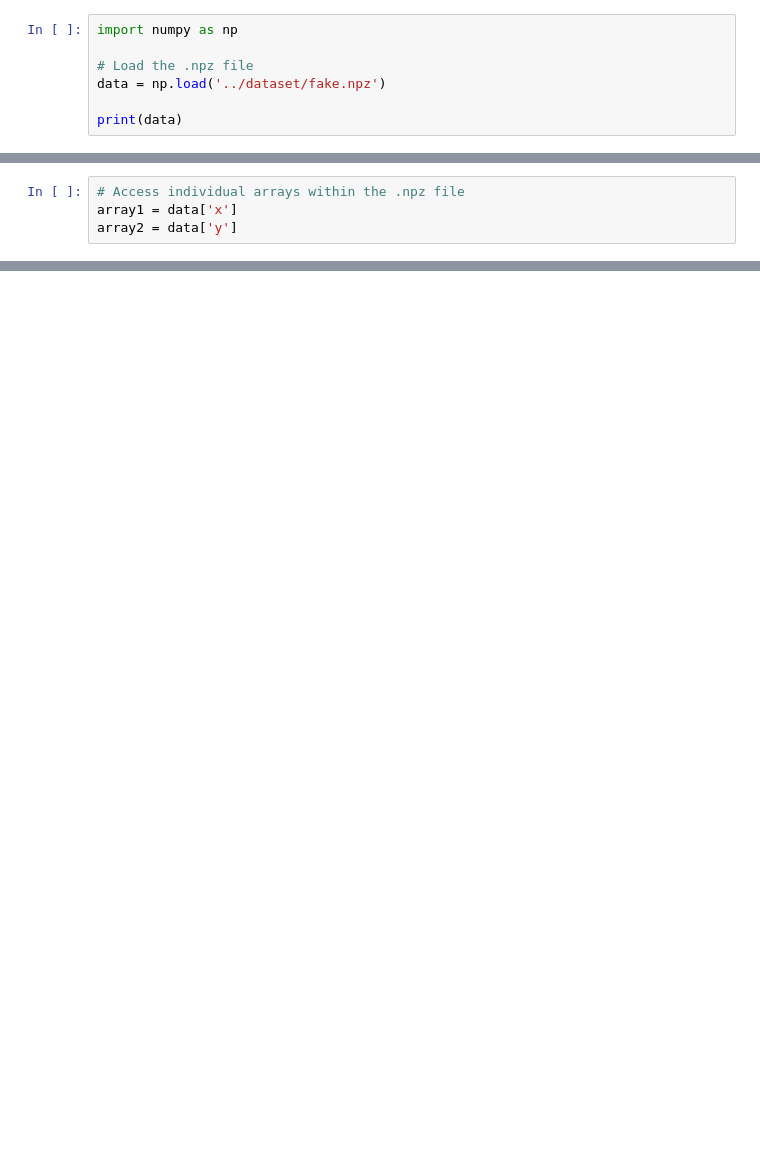
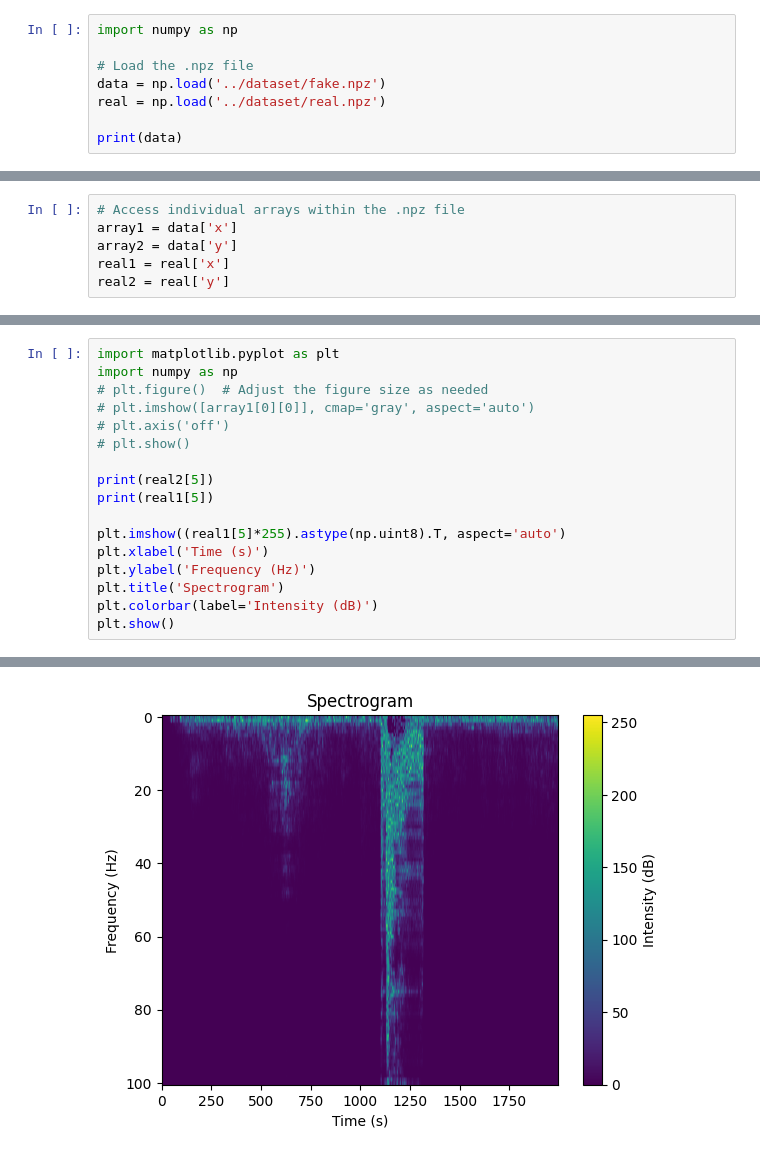
Before and after one commit to nouralmulhem/Cipher-Sphere, a Jupyter notebook: try/fakeDatadet.ipynb, the cells around one changed output, grey strips where cells are left out. Cells and saved outputs as stored; diff of their text form; blank space fills up the shorter version.

```diff
--- a/try/fakeDatadet.ipynb
+++ b/try/fakeDatadet.ipynb
@@ -3,6 +3,7 @@ import numpy as np
 
 # Load the .npz file
 data = np.load('../dataset/fake.npz')
+real = np.load('../dataset/real.npz')
 
 print(data)
 # %% [output]
@@ -11,3 +12,5 @@ NpzFile '../dataset/fake.npz' with keys: x, y
 # Access individual arrays within the .npz file
 array1 = data['x']
 array2 = data['y']
+real1 = real['x']
+real2 = real['y']
@@ -13,0 +106,18 @@ array2 = data['y']
+# %%
+import matplotlib.pyplot as plt
+import numpy as np
+# plt.figure()  # Adjust the figure size as needed
+# plt.imshow([array1[0][0]], cmap='gray', aspect='auto')
+# plt.axis('off')
+# plt.show()
+
+print(real2[5])
+print(real1[5])
+
+plt.imshow((real1[5]*255).astype(np.uint8).T, aspect='auto')
+plt.xlabel('Time (s)')
+plt.ylabel('Frequency (Hz)')
+plt.title('Spectrogram')
+plt.colorbar(label='Intensity (dB)')
+plt.show()
+# %% [output]
@@ -13,0 +141 @@ array2 = data['y']
+[figure, added]
```
Also changed, not shown: parts of 10 cells of this notebook, 2 other files.
